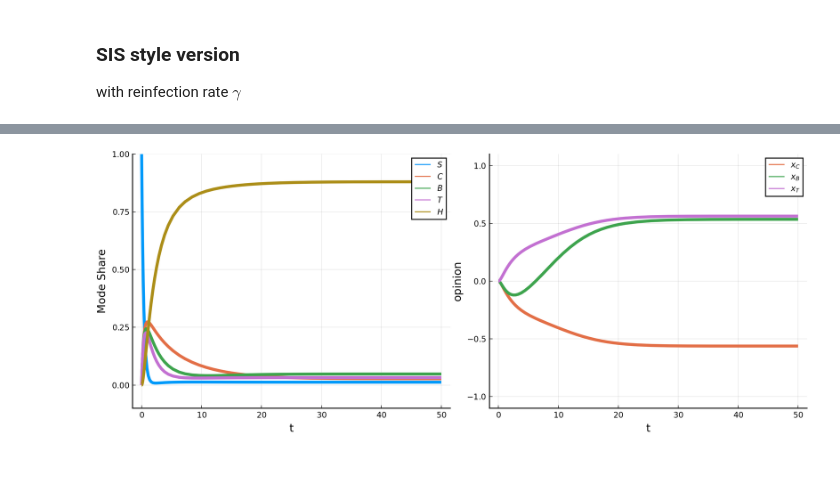
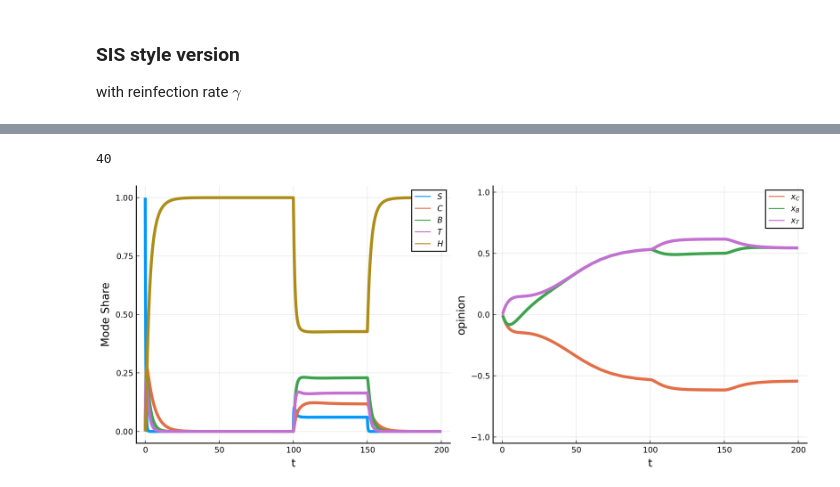
Before and after one commit to valentine-alia/MAE-6870, a Jupyter notebook: project/set_up_integration.ipynb, the cells around one changed output, grey strips where cells are left out. Drawn from its saved outputs; the diff is of its cells as text; code cells hidden in the pictures.

```diff
--- a/project/set_up_integration.ipynb
+++ b/project/set_up_integration.ipynb
@@ -76,7 +76,7 @@ par = (alphaC=1.0,alphaB=1.0,alphaT=1.0,beta=0.6,omegaC=0.2,omegaB=0.4,
      aCB=-0.2,aTB=0.2,bB=-0.5,aCT=-0.2,aBT=0.2,bT=0.5,tau = 3)
 alphaC,alphaB,alphaT,beta,omegaC,omegaB,k,n,u,aC,aB,aT,aBC,aTC,bC,aCB,aTB,bB,aCT,aBT,bT,tau = par
 u0 = [1.0,0.0,0.0,0.0,0.0, 0.0,0.0,0.0,0.0]
-tspan=(0.0,100.0)
+tspan=(0.0,500.0)
 
 prob_6d = ODEProblem(model_6d_t,u0,tspan,par)
 sol6d = DifferentialEquations.solve(prob_6d)
@@ -233,32 +354,36 @@ model_7d_t (generic function with 1 method)
+# %%
+idx = findfirst(H .> 0.75)
+# %% [output]
+40
 # %%
 par = (alphaC=1.0,alphaB=1.0,alphaT=1.0,beta=0.6,omegaC=0.2,omegaB=0.4,
      k=0.5,n=4,u=0.8,aC=1.0,aB=1.0,aT=1.0,aBC=-0.2,aTC=-0.2,bC=-0.5,
-     aCB=-0.2,aTB=0.2,bB=-0.5,aCT=-0.2,aBT=0.2,bT=0.5,tau = 1,gamma = 0.05)
+     aCB=-0.2,aTB=0.2,bB=-0.5,aCT=-0.2,aBT=0.2,bT=0.5,tau = 3,gamma = 0.5)
 alphaC,alphaB,alphaT,beta,omegaC,omegaB,k,n,u,aC,aB,aT,aBC,aTC,bC,aCB,aTB,bB,aCT,aBT,bT,tau = par
 u0 = [1.0,0.0,0.0,0.0,0.0, 0.0,0.0]
-tspan=(0.0,50.0)
+tspan=(0.0,200.0)
 
-prob_7d = ODEProblem(model_7d_t,u0,tspan,par)
+prob_7d = ODEProblem(model_7d_t_sin,u0,tspan,par)
 sol7d = DifferentialEquations.solve(prob_7d)
 S,B,C,T,xC,xB,xT = sol7d[1,:],sol7d[2,:],sol7d[3,:],sol7d[4,:],sol7d[5,:],sol7d[6,:],sol7d[7,:]
 H = 1 .- S .- C .- B .-T
 
 pal = palette(:default)
 
-p1 = plot(sol7d.t, vec(S), label = L"S",  lw=3, ylims=(-0.1,1), color = pal[1],xlabel = "t",ylabel = "Mode Share")
+p1 = plot(sol7d.t, vec(S), label = L"S",  lw=3, ylims=(-0.05,1.05), color = pal[1],xlabel = "t",ylabel = "Mode Share")
 plot!(p1, sol7d.t, vec(C), label = L"C",   lw=3, color = pal[2])
 plot!(p1, sol7d.t, vec(B), label = L"B",   lw=3, color = pal[3])
 plot!(p1, sol7d.t, vec(T), label = L"T",   lw=3, color = pal[4])
 plot!(p1, sol7d.t, vec(H), label = L"H",   lw=3, color = pal[5])
 
-p2 = plot(sol7d.t, vec(xC), label = L"x_C", lw=3, ylims=(-1.1,1.1), color = pal[2],xlabel ="t",ylabel = "opinion")
+p2 = plot(sol7d.t, vec(xC), label = L"x_C", lw=3, ylims=(-1.05,1.05), color = pal[2],xlabel ="t",ylabel = "opinion")
 plot!(p2, sol7d.t, vec(xB), label = L"x_B", lw=3, color = pal[3])
 plot!(p2, sol7d.t, vec(xT), label = L"x_T", lw=3, color = pal[4])
 
-FIG = plot(p1, p2, size=(1000,400),dpi = 300)
-#png(FIG,"SINGLE_unfolding")
+FIG = plot(p1, p2, size=(1000,400),dpi = 300,left_margin = 5mm)
+#png(FIG,"temporary_gamma")
 # %% [output]
-[figure, old version]
+[figure, new version]
 # %%
 H[end]
 # %% [output]
```
Also changed, not shown: parts of 12 cells of this notebook, 5 other files.
